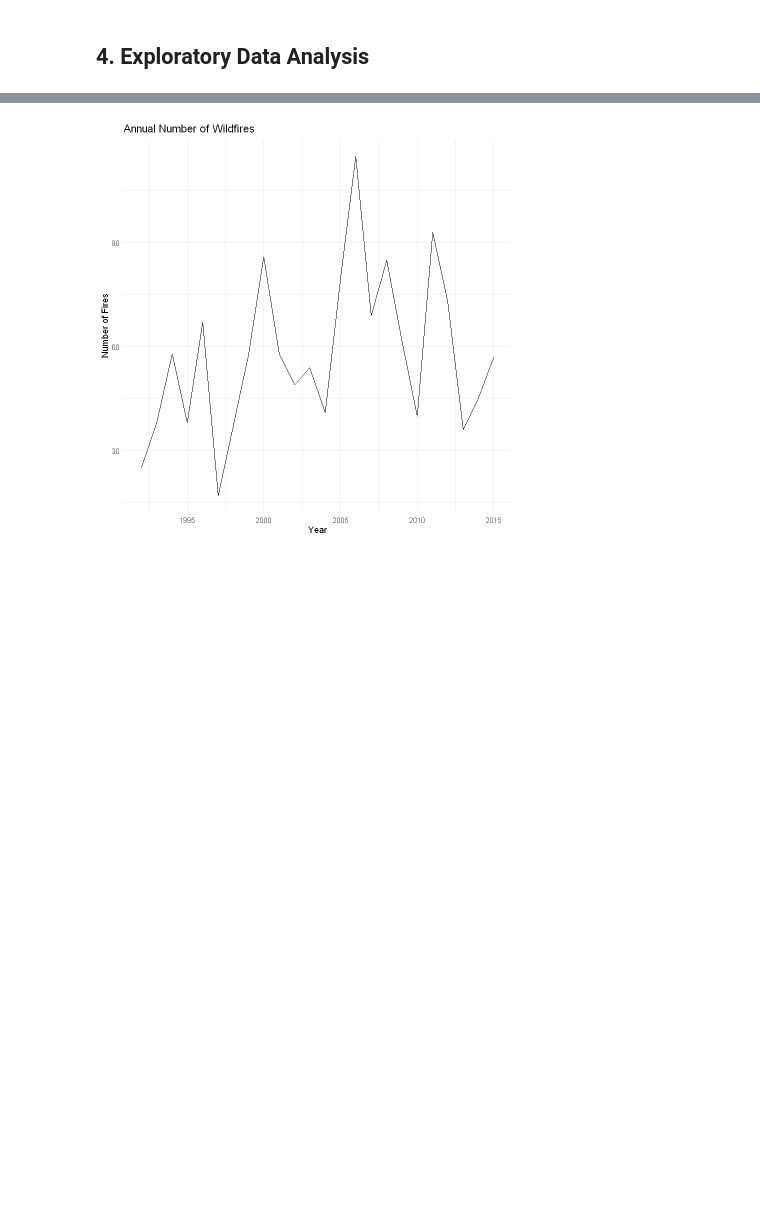
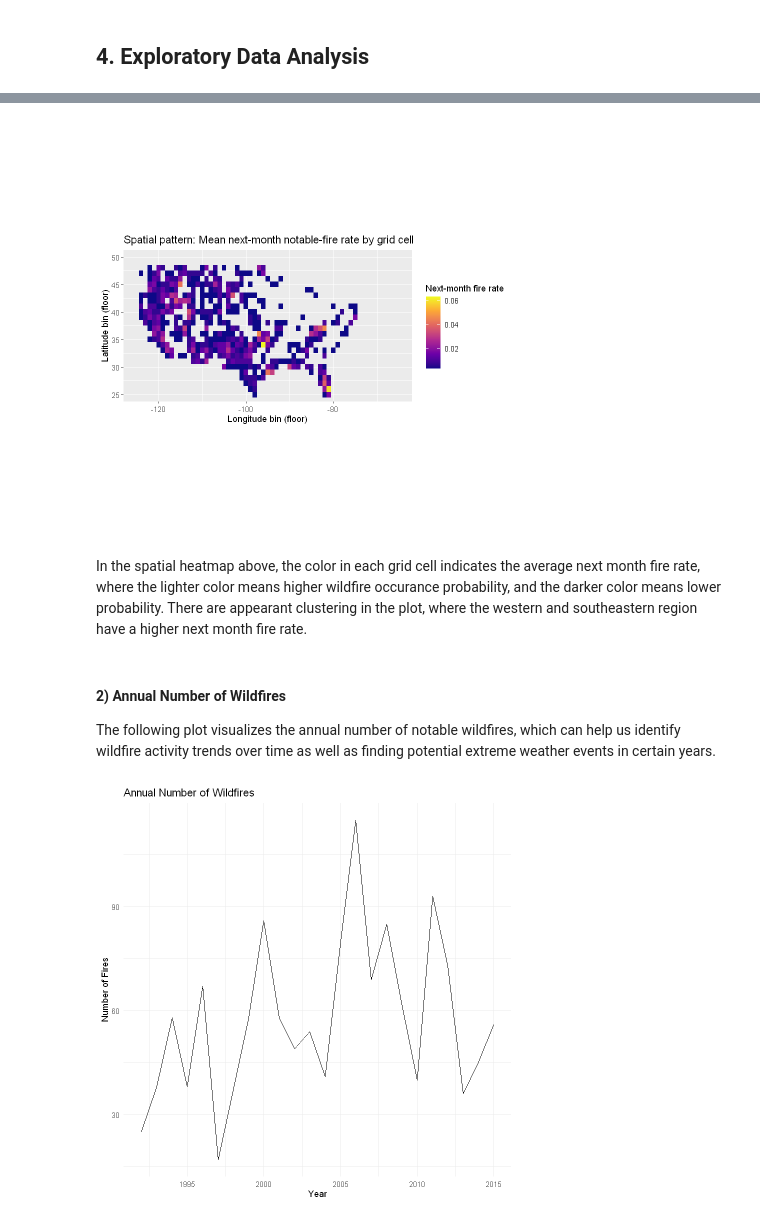
Before and after one commit to lucyni/Wildfire-Prediction-Project, a Jupyter notebook: Wildfire_FinalProject.ipynb, the cells around one changed output, grey strips where cells are left out. Drawn from its saved outputs; the diff is of its cells as text; code cells hidden in the pictures; blank space fills up the shorter version.

```diff
--- a/Wildfire_FinalProject.ipynb
+++ b/Wildfire_FinalProject.ipynb
@@ -128,0 +282,24 @@ Number of notable fires: 1381
+# %%
+grid_fire_size <- notable_fires %>%
+  group_by(lat_bin, lon_bin, ym) %>%
+  summarise(fire_size = mean(FIRE_SIZE, na.rm = TRUE),
+            .groups = "drop")
+
+panel <- panel %>%
+  left_join(grid_fire_size, by = c("lat_bin","lon_bin", "ym")) %>%
+  mutate(fire_size = coalesce(fire_size, 0))
+
+panel <- panel %>%
+  arrange(lat_bin, lon_bin, ym) %>%
+  group_by(lat_bin, lon_bin) %>%
+  mutate(
+    fire_lag12 = lag(n_fires, 12),
+    fire_roll3 = slide_dbl(lag(n_fires, 1), ~sum(.x, na.rm = TRUE), .before = 2),
+    fire_roll12 = slide_dbl(lag(n_fires,1), ~sum(.x, na.rm = TRUE), .before = 11),
+    size_roll3 = slide_dbl(lag(fire_size, 1), ~sum(.x, na.rm = TRUE), .before = 2),
+    size_roll12 = slide_dbl(lag(fire_size, 1), ~sum(.x, na.rm = TRUE), .before = 11)
+  )
+
+panel %>% ungroup() %>%
+  select(n_fires, fire_lag12, fire_roll3, fire_roll12,
+         size_roll3, size_roll12) %>% summary()
@@ -133 +380,24 @@ Number of notable fires: 1381
+# %%
+spatial_next_rate <- panel %>%
+  group_by(lon_bin, lat_bin) %>%
+  summarise(fire_rate = mean(y_next), .groups = "drop")
+
+ggplot(spatial_next_rate, aes(x = lon_bin, y = lat_bin, fill = fire_rate)) +
+  coord_quickmap(xlim = c(-125, -65), ylim = c(25, 50)) +
+  geom_tile() +
+  scale_fill_viridis_c(option = "C", name = "Next-month fire rate") +
+  labs(
+    title = "Spatial pattern: Mean next-month notable-fire rate by grid cell",
+    x = "Longitude bin (floor)",
+    y = "Latitude bin (floor)",
+    fill = "Mean y_next"
+  )
+# %% [output]
+[figure, added]
+# %% [markdown]
+In the spatial heatmap above, the color in each grid cell indicates the average next month fire rate, where the lighter color means higher wildfire occurance probability, and the darker color means lower probability. There are appearant clustering in the plot, where the western and southeastern region have a higher next month fire rate.
+# %% [markdown]
+#### 2) Annual Number of Wildfires
+
+The following plot visualizes the annual number of notable wildfires, which can help us identify wildfire activity trends over time as well as finding potential extreme weather events in certain years.
 # %%
```
Also changed, not shown: parts of 65 cells of this notebook.
